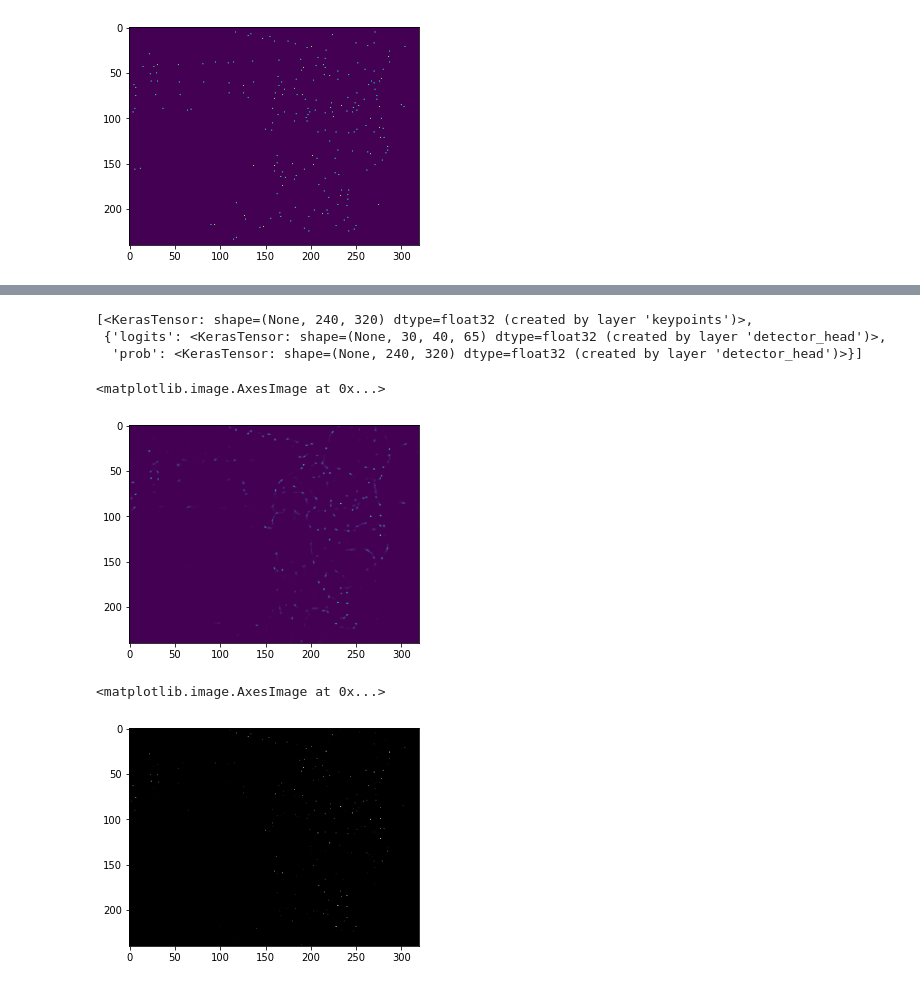
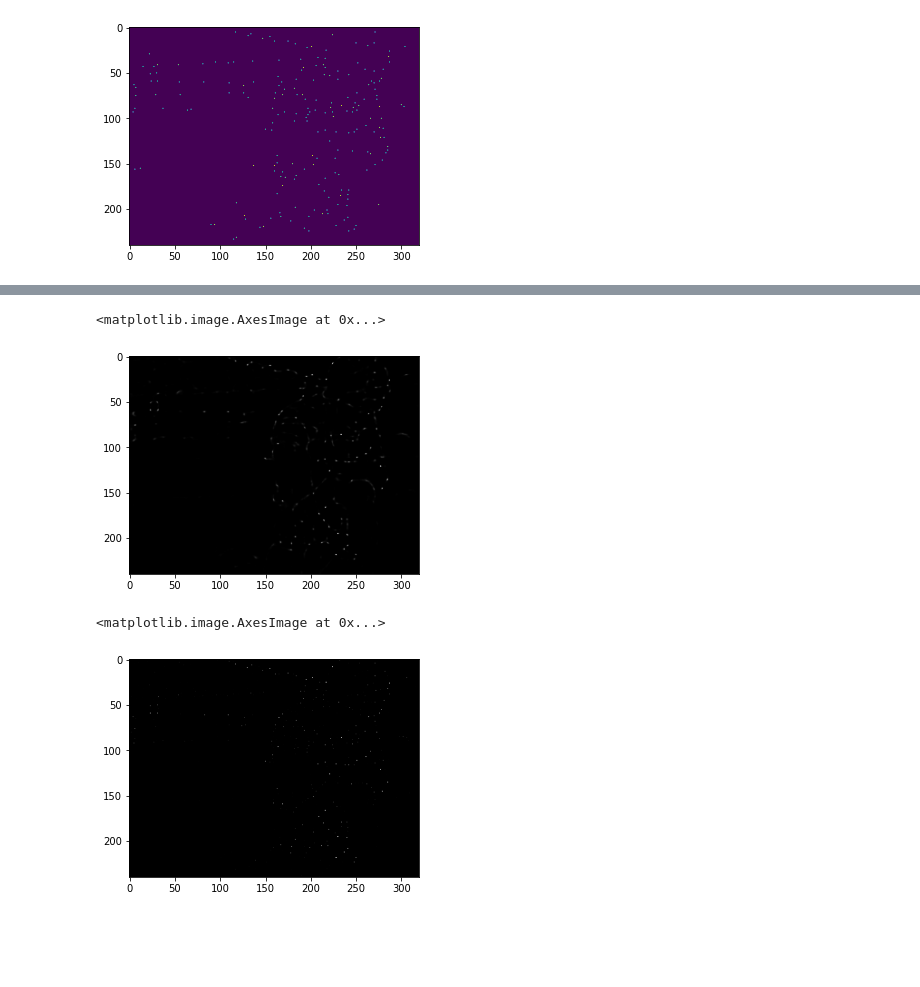
Before and after one commit to amit205/multi-task-learning, a Jupyter notebook: superpoint_MTL.ipynb, the cells around one changed output, grey strips where cells are left out. Saved outputs shown, nothing was run; the diff lists cells and outputs as text; code cells hidden in the pictures; blank space fills up the shorter version.

```diff
--- a/superpoint_MTL.ipynb
+++ b/superpoint_MTL.ipynb
@@ -761,6 +769,0 @@ result
-# %%
-model.get_layer('detector_loss_layer').input
-# %% [output]
-[<KerasTensor: shape=(None, 240, 320) dtype=float32 (created by layer 'keypoints')>,
- {'logits': <KerasTensor: shape=(None, 30, 40, 65) dtype=float32 (created by layer 'detector_head')>,
-  'prob': <KerasTensor: shape=(None, 240, 320) dtype=float32 (created by layer 'detector_head')>}]
@@ -770,9 +770,9 @@ m = keras.models.Model(inputs = model.input['image'], outputs = prob)
 # %%
-y_pred = m.predict(x)
-plt.imshow(y_pred[0])
+y_pred = m.predict(x['image'])
+plt.imshow(y_pred[0], cmap = 'gray')
 # %% [output]
 <matplotlib.image.AxesImage at 0x...>
-[figure, old version]
+[figure, new version]
 # %%
 if model_config['nms']:
     prob = tf.map_fn(lambda p: box_nms(p, model_config['nms'],
@@ -781,5 +781,5 @@ if model_config['nms']:
 plt.imshow(prob[0], cmap='gray')
 # %% [output]
 <matplotlib.image.AxesImage at 0x...>
-[figure, old version]
+[figure, new version]
 # %%
```
Also changed, not shown: parts of 43 cells of this notebook, 1 other file.
